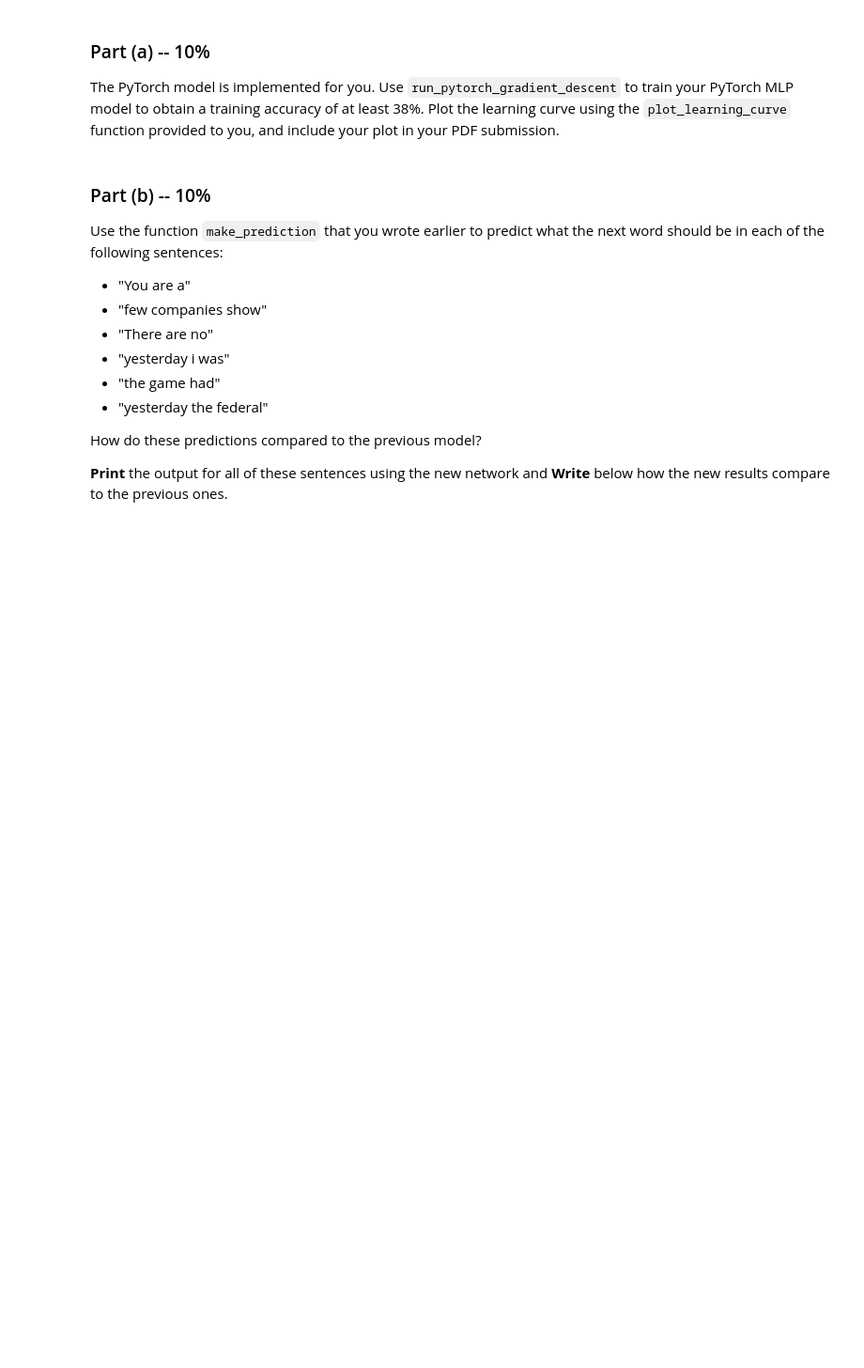
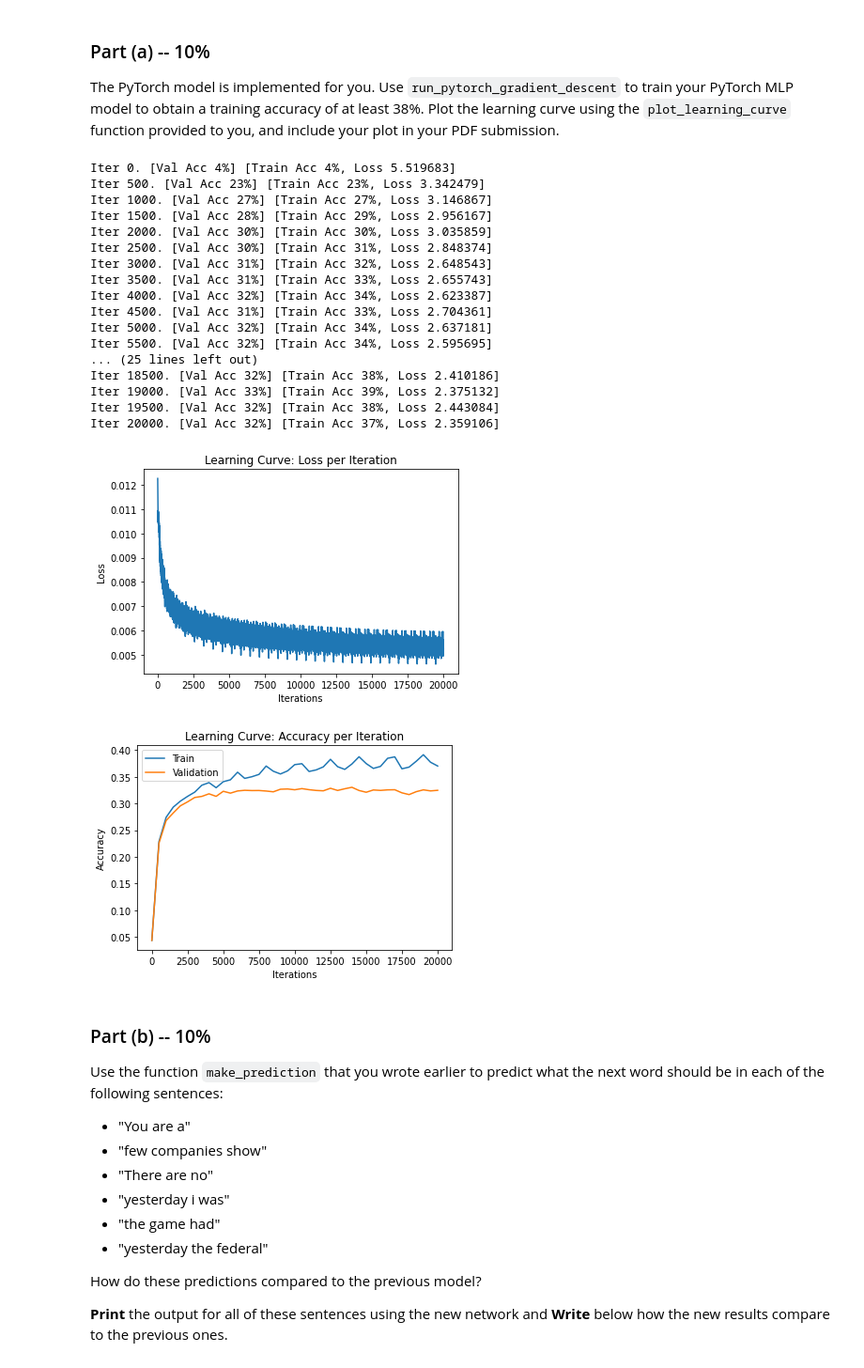
Before and after one commit to aradgast/DeepLearningCourse, a Jupyter notebook: Assignment2_arad.ipynb, the cells around one changed output. Shown at 94% size. Saved outputs shown, nothing was run; the diff lists cells and outputs as text; code cells hidden in the pictures; blank space fills up the shorter version.

```diff
--- a/Assignment2_arad.ipynb
+++ b/Assignment2_arad.ipynb
@@ -611,25 +615,47 @@ to you, and include your plot in your PDF submission.
 # %%
 class PyTorchWordEmb(nn.Module):
     def __init__(self, emb_size=100, num_hidden=300, vocab_size=250):
         super(PyTorchWordEmb, self).__init__()
         self.word_emb_layer = nn.Linear(vocab_size, emb_size, bias=False)
         self.fc_layer1 = nn.Linear(emb_size * 3, num_hidden)
         self.fc_layer2 = nn.Linear(num_hidden, 250)
         self.num_hidden = num_hidden
         self.emb_size = emb_size
     def forward(self, inp):
         embeddings = torch.relu(self.word_emb_layer(inp))
         embeddings = embeddings.reshape([-1, self.emb_size * 3])
         hidden = torch.relu(self.fc_layer1(embeddings))
         return self.fc_layer2(hidden)
 
-# pytorch_wordemb= PyTorchWordEmb()
+pytorch_wordemb= PyTorchWordEmb()
 
-# result = run_pytorch_gradient_descent(pytorch_wordemb,
-#                                       max_iters=20000,
-#                                       ...)
+result = run_pytorch_gradient_descent(pytorch_wordemb,
+                                      batch_size = 450,
+                                      learning_rate=1.6,
+                                      weight_decay=0.08,
+                                      max_iters=20000)
 
-# plot_learning_curve(*result)
+plot_learning_curve(*result)
+# %% [output]
+Iter 0. [Val Acc 4%] [Train Acc 4%, Loss 5.519683]
+Iter 500. [Val Acc 23%] [Train Acc 23%, Loss 3.342479]
+Iter 1000. [Val Acc 27%] [Train Acc 27%, Loss 3.146867]
+Iter 1500. [Val Acc 28%] [Train Acc 29%, Loss 2.956167]
+Iter 2000. [Val Acc 30%] [Train Acc 30%, Loss 3.035859]
+Iter 2500. [Val Acc 30%] [Train Acc 31%, Loss 2.848374]
+Iter 3000. [Val Acc 31%] [Train Acc 32%, Loss 2.648543]
+Iter 3500. [Val Acc 31%] [Train Acc 33%, Loss 2.655743]
+Iter 4000. [Val Acc 32%] [Train Acc 34%, Loss 2.623387]
+Iter 4500. [Val Acc 31%] [Train Acc 33%, Loss 2.704361]
+Iter 5000. [Val Acc 32%] [Train Acc 34%, Loss 2.637181]
+Iter 5500. [Val Acc 32%] [Train Acc 34%, Loss 2.595695]
+... (25 lines left out)
+Iter 18500. [Val Acc 32%] [Train Acc 38%, Loss 2.410186]
+Iter 19000. [Val Acc 33%] [Train Acc 39%, Loss 2.375132]
+Iter 19500. [Val Acc 32%] [Train Acc 38%, Loss 2.443084]
+Iter 20000. [Val Acc 32%] [Train Acc 37%, Loss 2.359106]
+[figure, added]
+[figure, added]
 # %% [markdown]
 ### Part (b) -- 10%
 
```
Also changed, not shown: parts of 7 cells of this notebook.
